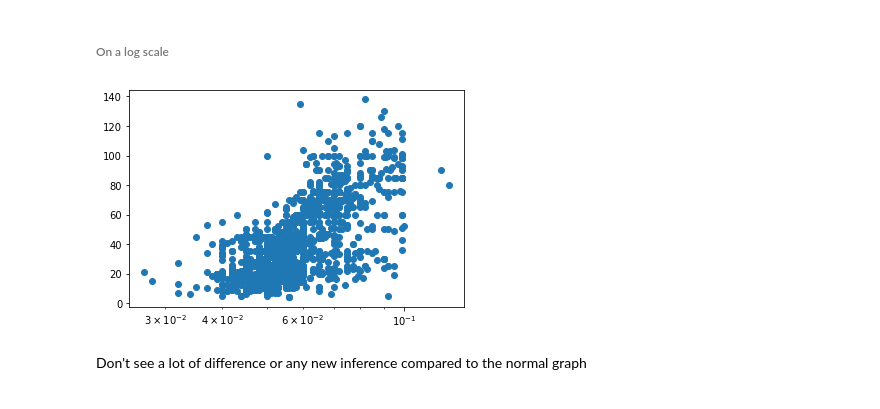
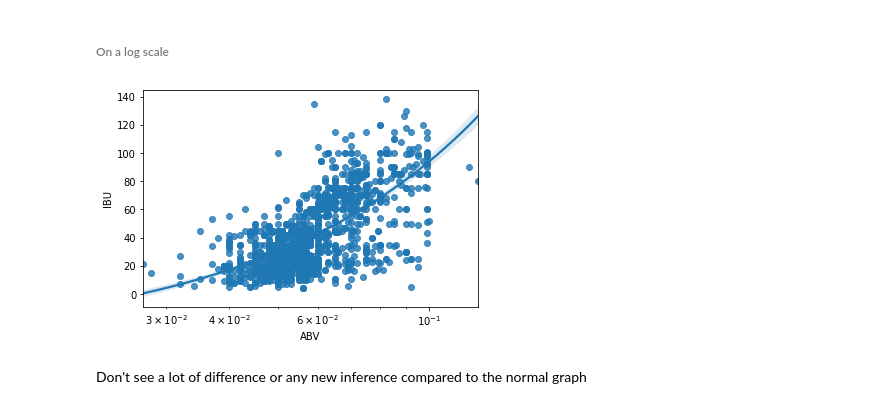
Before and after one commit to akkiannu/BeerAnalysis, a Jupyter notebook: exploration.ipynb, the cells around one changed output. Saved outputs shown, nothing was run; the diff lists cells and outputs as text; code cells hidden in the pictures.

```diff
--- a/exploration.ipynb
+++ b/exploration.ipynb
@@ -268,10 +268,10 @@ We see that IBU and ABV seem to be highly co-related. We also see that 0.1 seems
 # %% [markdown]
 ###### On a log scale
 # %%
-plt.scatter(data=df_copy, x='ABV', y='IBU')
+sns.regplot(data=df_copy, x='ABV', y='IBU')
 plt.xscale('log')
 # %% [output]
-[figure, old version]
+[figure, new version]
 # %% [markdown]
 Don't see a lot of difference or any new inference compared to the normal graph
 # %% [markdown]
```
Also changed, not shown: parts of 6 cells of this notebook.
